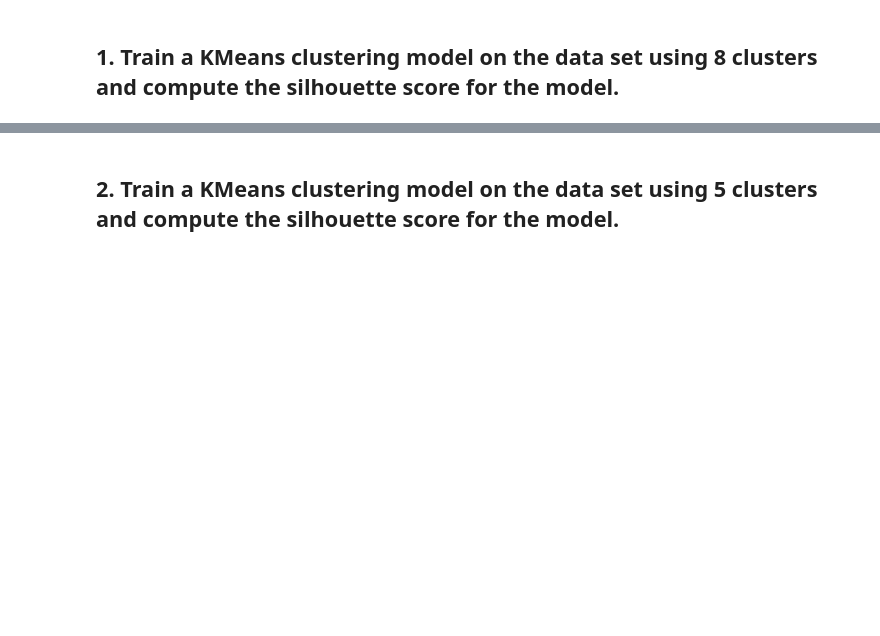
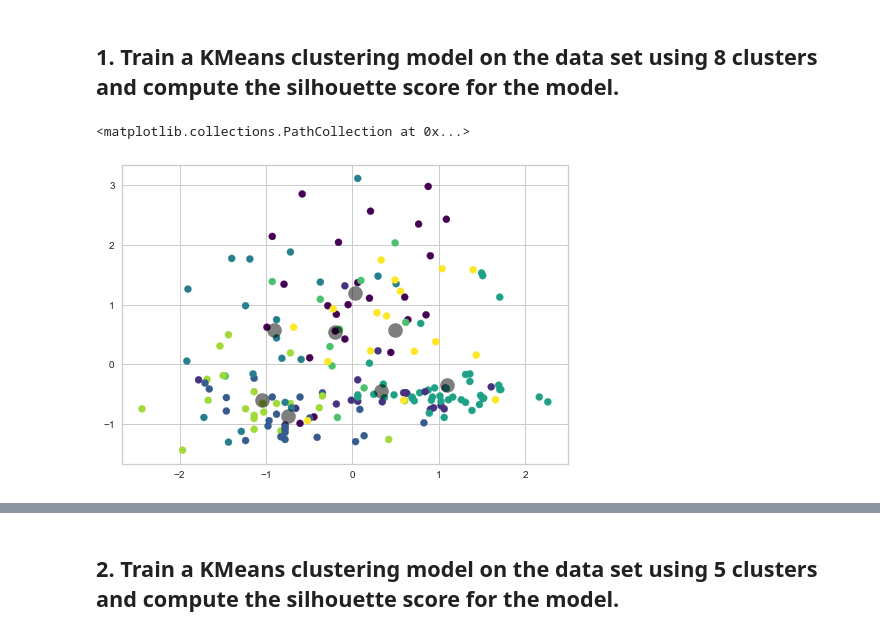
Before and after one commit to ta-data-lis/lab-learning-evaluation, a Jupyter notebook: your-code/main.ipynb, the cells around one changed output, grey strips where cells are left out. Drawn from its saved outputs; the diff is of its cells as text; code cells hidden in the pictures; blank space fills up the shorter version.

```diff
--- a/your-code/main.ipynb
+++ b/your-code/main.ipynb
@@ -17,0 +137,13 @@ y = pd.Series(data["target"])
+# %%
+# Scaling the Data
+wine_data = StandardScaler().fit_transform(X)
+kmeans = KMeans(n_clusters=8)
+kmeans.fit(wine_data)
+y_kmeans = kmeans.predict(wine_data)
+# %%
+plt.scatter(wine_data[:, 0], wine_data[:, 1], c=y_kmeans, s=50, cmap='viridis')
+centers = kmeans.cluster_centers_
+plt.scatter(centers[:, 0], centers[:, 1], c='black', s=200, alpha=0.5)
+# %% [output]
+<matplotlib.collections.PathCollection at 0x...>
+[figure, added]
```
Also changed, not shown: parts of 23 cells of this notebook.
